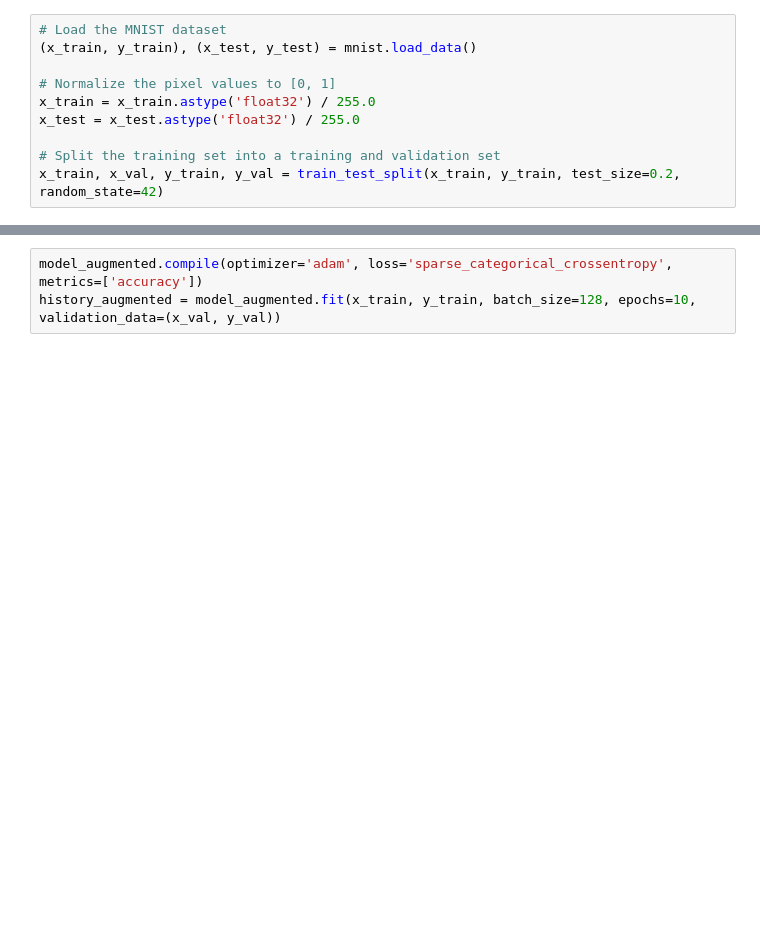
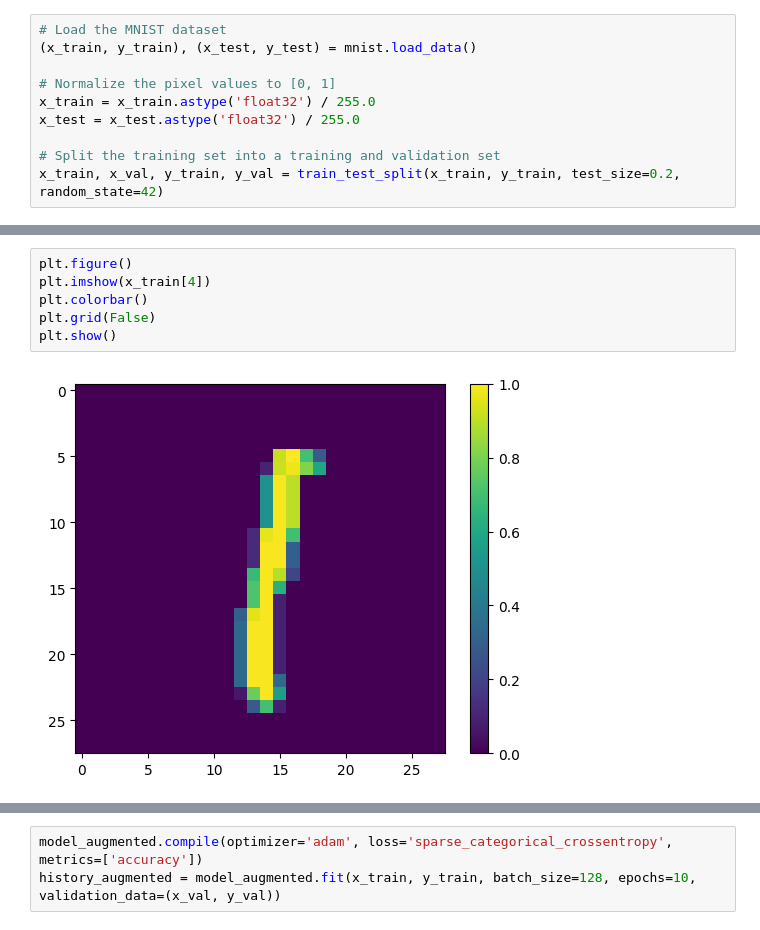
Before and after one commit to shihwesley/CMPE258, a Jupyter notebook: DataAugmentation/dataaugmentation.ipynb, the cells around one changed output, grey strips where cells are left out. Drawn from its saved outputs; the diff is of its cells as text; blank space fills up the shorter version.

```diff
--- a/DataAugmentation/dataaugmentation.ipynb
+++ b/DataAugmentation/dataaugmentation.ipynb
@@ -45 +43,9 @@ kf = KFold(n_splits=k, shuffle=True, random_state=42)
+# %%
+plt.figure()
+plt.imshow(x_train[4])
+plt.colorbar()
+plt.grid(False)
+plt.show()
+# %% [output]
+[figure, added]
 # %%
```
Also changed, not shown: parts of 21 cells of this notebook, 8 other files.
